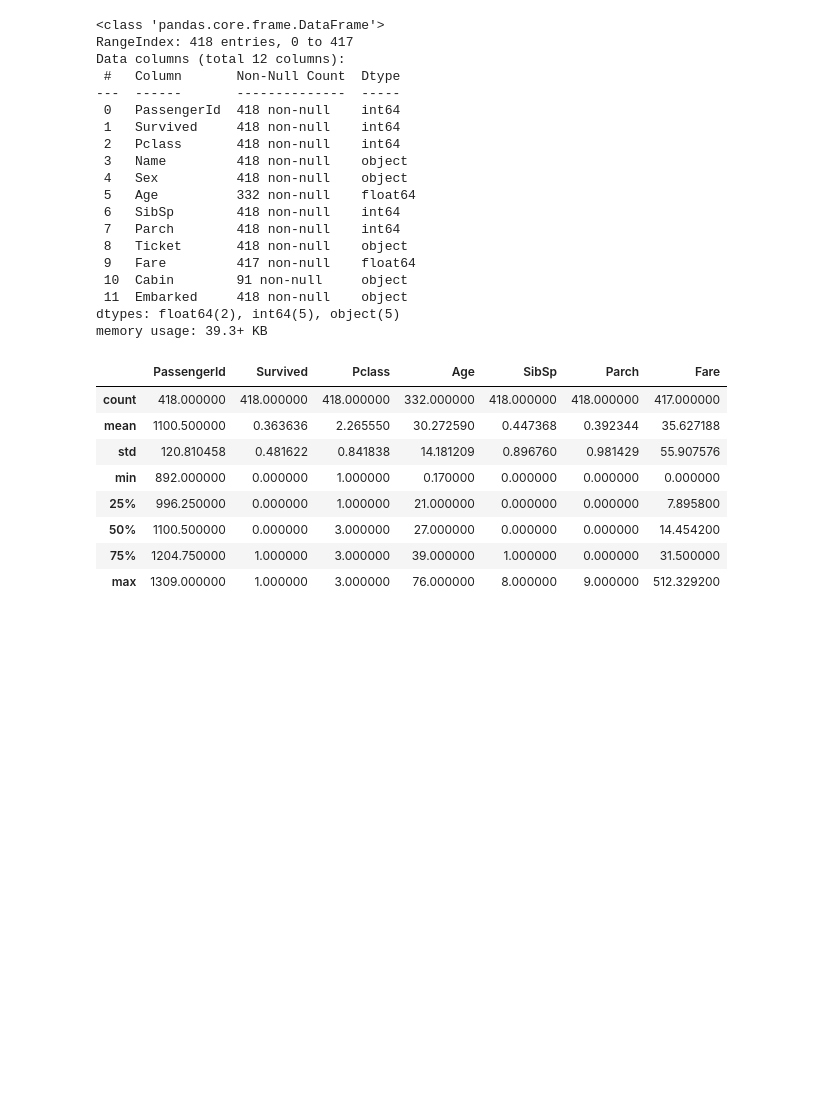
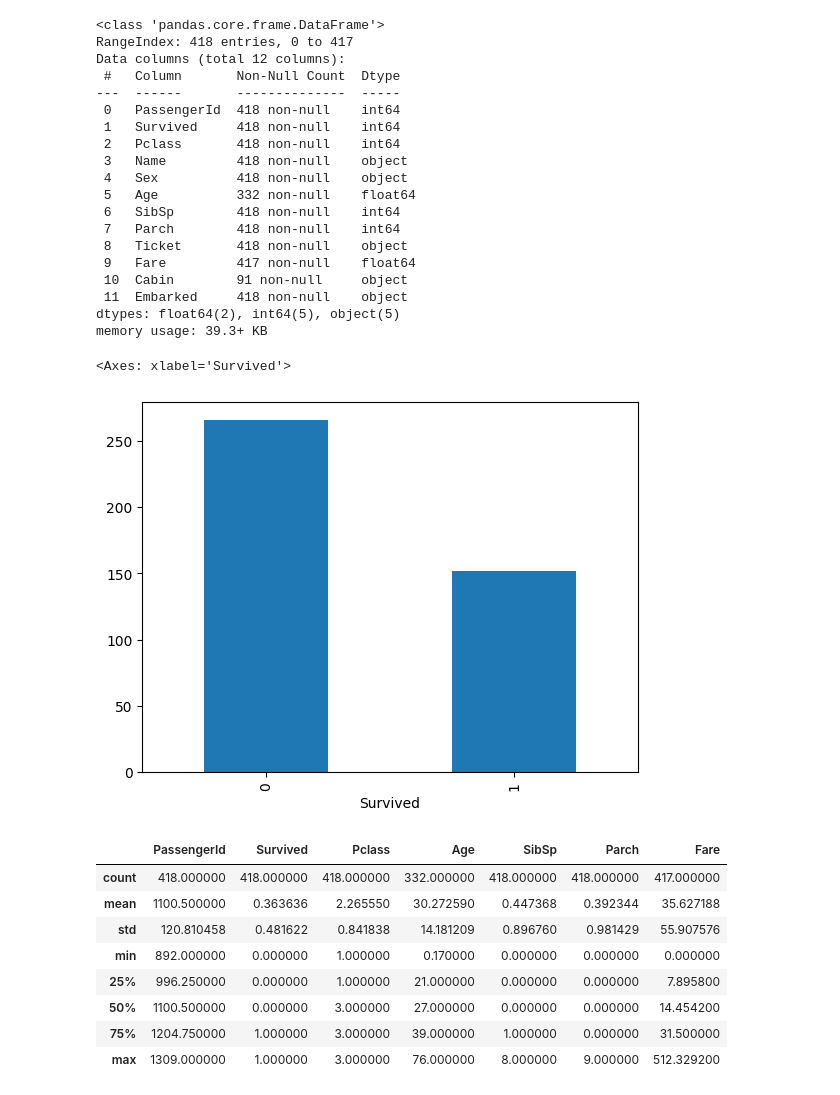
Before and after one commit to AIAkashMukherjee/Titanic-Survival, a Jupyter notebook: research/trials.ipynb, the cells around one changed output. Drawn from its saved outputs; the diff is of its cells as text; code cells hidden in the pictures; blank space fills up the shorter version.

```diff
--- a/research/trials.ipynb
+++ b/research/trials.ipynb
@@ -64,6 +64,11 @@ Data columns (total 12 columns):
  11  Embarked     418 non-null    object
 dtypes: float64(2), int64(5), object(5)
 memory usage: 39.3+ KB
+# %%
+df['Survived'].value_counts().plot(kind='bar')
+# %% [output]
+<Axes: xlabel='Survived'>
+[figure, added]
 # %%
 df.describe()
 # %% [output]
```
Also changed, not shown: 25 other files.
